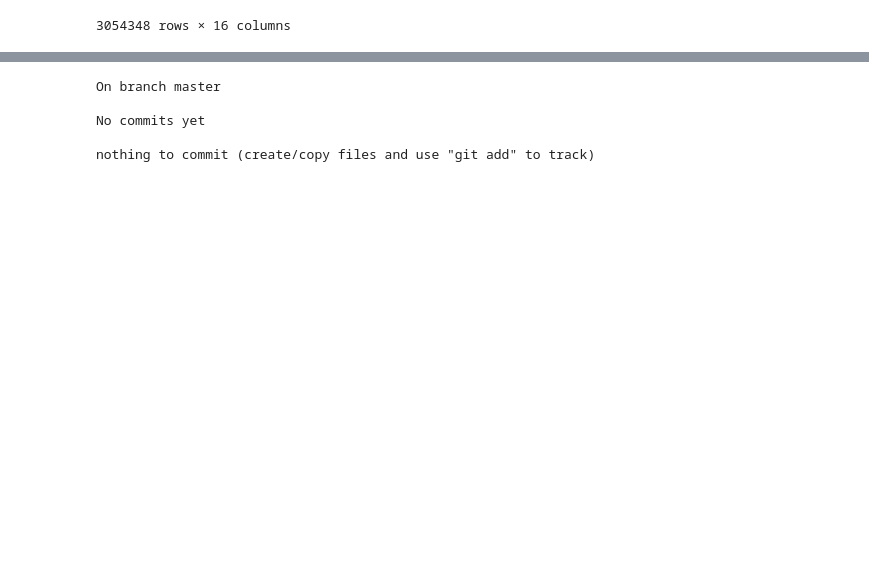
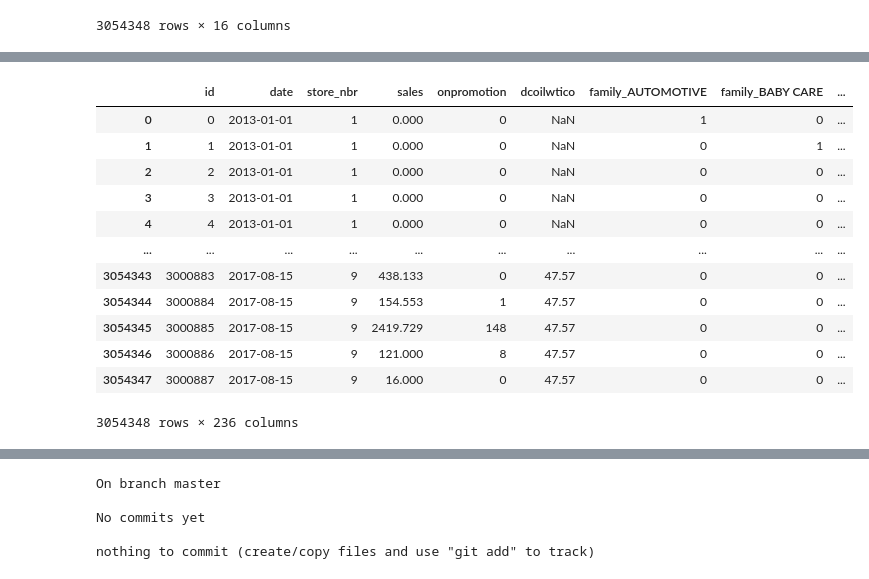
Before and after one commit to ferrry-ghsb/bigdata_6team, a Jupyter notebook: 빅데이터_.ipynb, the cells around one changed output, grey strips where cells are left out. Saved outputs shown, nothing was run; the diff lists cells and outputs as text; code cells hidden in the pictures; blank space fills up the shorter version.

```diff
--- a/빅데이터_.ipynb
+++ b/빅데이터_.ipynb
@@ -284,0 +323,2 @@ dtype: object
+# %%
+train_trans = dummy_data(train_trans, ['store_nbr'])
@@ -284,0 +328,6 @@ dtype: object
+# %%
+#표준화
+sales_mean = train_trans["sales"].mean(axis=0)
+sales_std = train_trans["sales"].std(axis=0)
+sales = (train_trans["sales"]-sales_mean) / sales_std
+print(sales)
@@ -284,0 +347,18 @@ dtype: object
+# %%
+train_trans["std_sales"] = sales
+# %%
+train_trans
+# %% [output]
+|  | id | date | store_nbr | sales | onpromotion | dcoilwtico | family_AUTOMOTIVE | family_BABY CARE | ... |
+| 0 | 0 | 2013-01-01 | 1 | 0.000 | 0 | NaN | 1 | 0 | ... |
+| 1 | 1 | 2013-01-01 | 1 | 0.000 | 0 | NaN | 0 | 1 | ... |
+| 2 | 2 | 2013-01-01 | 1 | 0.000 | 0 | NaN | 0 | 0 | ... |
+| 3 | 3 | 2013-01-01 | 1 | 0.000 | 0 | NaN | 0 | 0 | ... |
+| 4 | 4 | 2013-01-01 | 1 | 0.000 | 0 | NaN | 0 | 0 | ... |
+| ... | ... | ... | ... | ... | ... | ... | ... | ... | ... |
+| 3054343 | 3000883 | 2017-08-15 | 9 | 438.133 | 0 | 47.57 | 0 | 0 | ... |
+| 3054344 | 3000884 | 2017-08-15 | 9 | 154.553 | 1 | 47.57 | 0 | 0 | ... |
+| 3054345 | 3000885 | 2017-08-15 | 9 | 2419.729 | 148 | 47.57 | 0 | 0 | ... |
+| 3054346 | 3000886 | 2017-08-15 | 9 | 121.000 | 8 | 47.57 | 0 | 0 | ... |
+| 3054347 | 3000887 | 2017-08-15 | 9 | 16.000 | 0 | 47.57 | 0 | 0 | ... |
+3054348 rows × 236 columns
```
Also changed, not shown: parts of 40 cells of this notebook.
